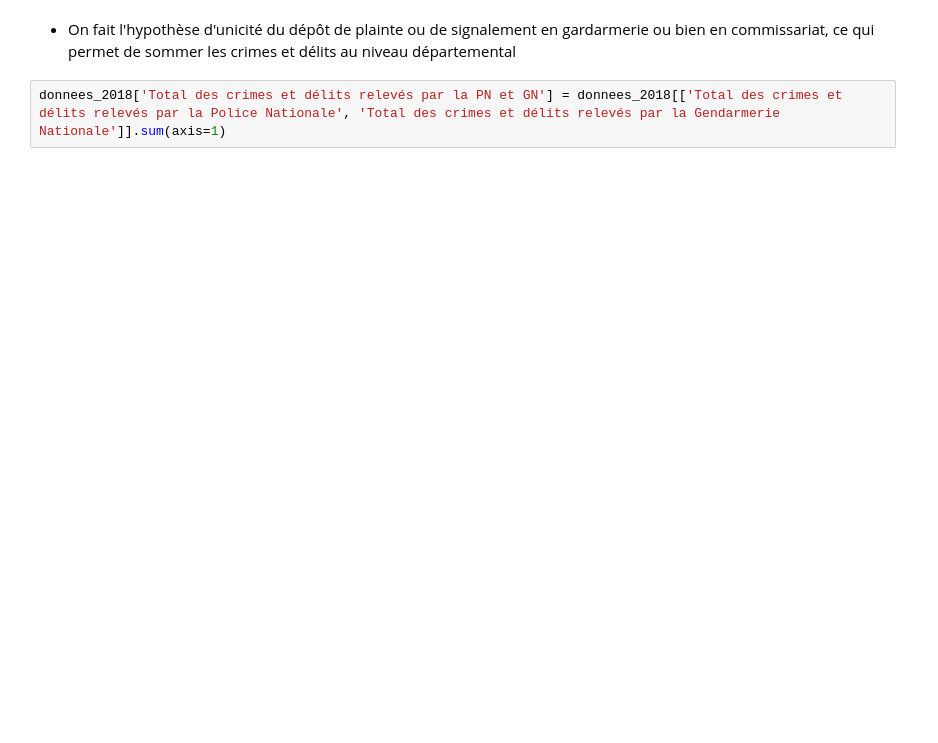
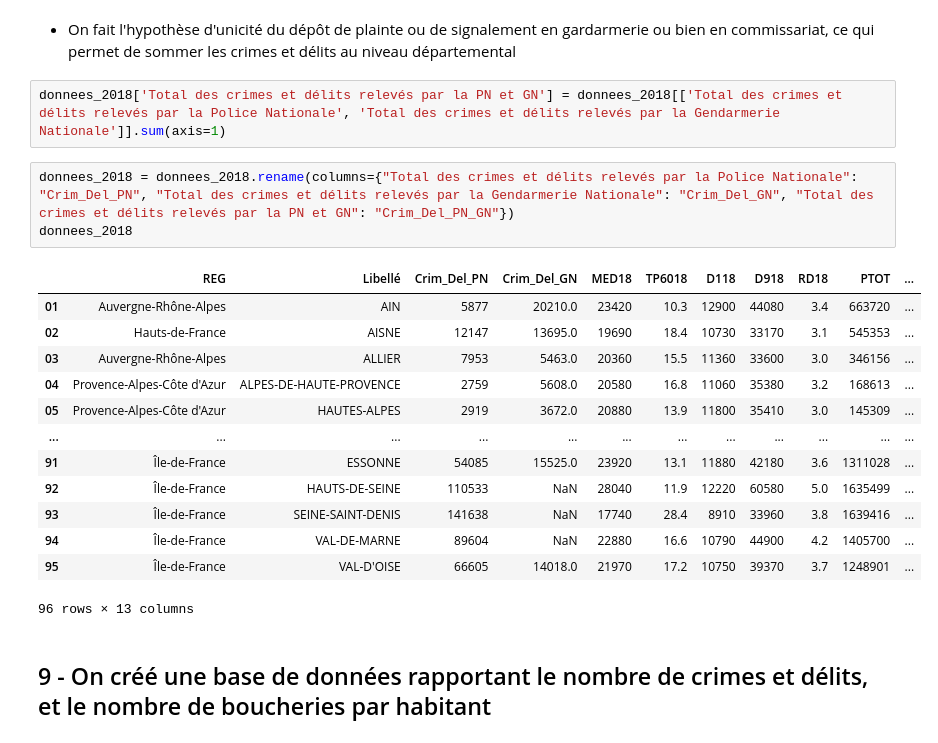
Before and after one commit to cthiounn/python-datascience-ENSAE-2A, a Jupyter notebook: Etude départementale/1_Recup_donnees.ipynb, the cells around one changed output. Cells and saved outputs as stored; diff of their text form; blank space fills up the shorter version.

Commit message:
Création table parhabitant

```diff
--- a/Etude départementale/1_Recup_donnees.ipynb
+++ b/Etude départementale/1_Recup_donnees.ipynb
@@ -267,3 +515,22 @@ donnees_2018.describe()
 * On fait l'hypothèse d'unicité du dépôt de plainte ou de signalement en gardarmerie ou bien en commissariat, ce qui permet de sommer les crimes et délits au niveau départemental
 # %%
 donnees_2018['Total des crimes et délits relevés par la PN et GN'] = donnees_2018[['Total des crimes et délits relevés par la Police Nationale', 'Total des crimes et délits relevés par la Gendarmerie Nationale']].sum(axis=1)
+# %%
+donnees_2018 = donnees_2018.rename(columns={"Total des crimes et délits relevés par la Police Nationale": "Crim_Del_PN", "Total des crimes et délits relevés par la Gendarmerie Nationale": "Crim_Del_GN", "Total des crimes et délits relevés par la PN et GN": "Crim_Del_PN_GN"})
+donnees_2018
+# %% [output]
+|  | REG | Libellé | Crim_Del_PN | Crim_Del_GN | MED18 | TP6018 | D118 | D918 | RD18 | PTOT | ... |
+| 01 | Auvergne-Rhône-Alpes | AIN | 5877 | 20210.0 | 23420 | 10.3 | 12900 | 44080 | 3.4 | 663720 | ... |
+| 02 | Hauts-de-France | AISNE | 12147 | 13695.0 | 19690 | 18.4 | 10730 | 33170 | 3.1 | 545353 | ... |
+| 03 | Auvergne-Rhône-Alpes | ALLIER | 7953 | 5463.0 | 20360 | 15.5 | 11360 | 33600 | 3.0 | 346156 | ... |
+| 04 | Provence-Alpes-Côte d'Azur | ALPES-DE-HAUTE-PROVENCE | 2759 | 5608.0 | 20580 | 16.8 | 11060 | 35380 | 3.2 | 168613 | ... |
+| 05 | Provence-Alpes-Côte d'Azur | HAUTES-ALPES | 2919 | 3672.0 | 20880 | 13.9 | 11800 | 35410 | 3.0 | 145309 | ... |
+| ... | ... | ... | ... | ... | ... | ... | ... | ... | ... | ... | ... |
+| 91 | Île-de-France | ESSONNE | 54085 | 15525.0 | 23920 | 13.1 | 11880 | 42180 | 3.6 | 1311028 | ... |
+| 92 | Île-de-France | HAUTS-DE-SEINE | 110533 | NaN | 28040 | 11.9 | 12220 | 60580 | 5.0 | 1635499 | ... |
+| 93 | Île-de-France | SEINE-SAINT-DENIS | 141638 | NaN | 17740 | 28.4 | 8910 | 33960 | 3.8 | 1639416 | ... |
+| 94 | Île-de-France | VAL-DE-MARNE | 89604 | NaN | 22880 | 16.6 | 10790 | 44900 | 4.2 | 1405700 | ... |
+| 95 | Île-de-France | VAL-D'OISE | 66605 | 14018.0 | 21970 | 17.2 | 10750 | 39370 | 3.7 | 1248901 | ... |
+96 rows × 13 columns
+# %% [markdown]
+## 9 - On créé une base de données rapportant le nombre de crimes et délits, et le nombre de boucheries par habitant
```
Also changed, not shown: parts of 21 cells of this notebook.
